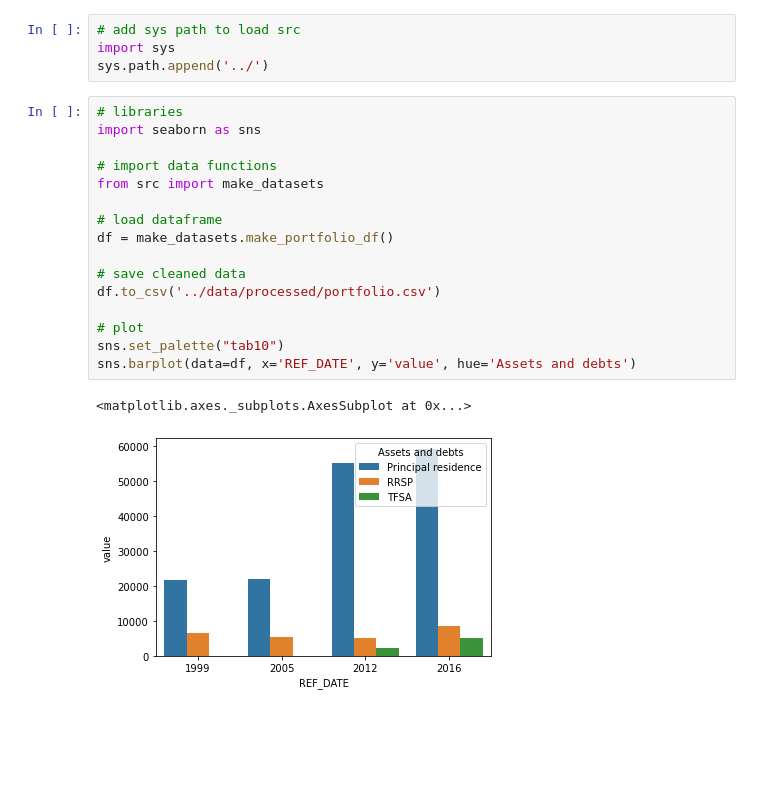
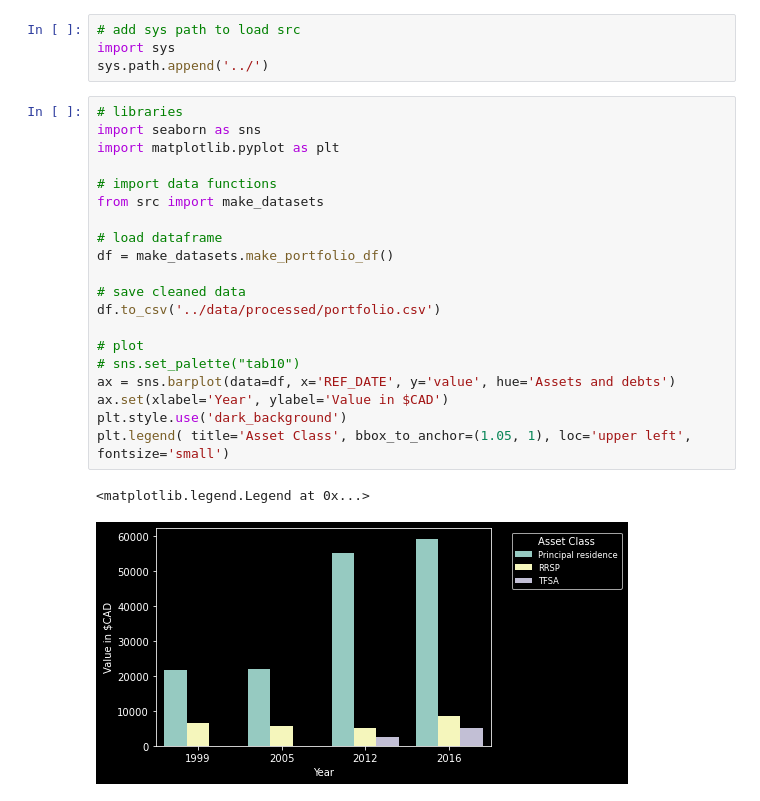
Before and after one commit to GuiBibeau/covid-data-science, a Jupyter notebook: notebooks/typical_portfolio.ipynb, the cells around one changed output. Saved outputs shown, nothing was run; the diff lists cells and outputs as text; blank space fills up the shorter version.

```diff
--- a/notebooks/typical_portfolio.ipynb
+++ b/notebooks/typical_portfolio.ipynb
@@ -5,19 +5,23 @@ sys.path.append('../')
 # %%
 # libraries
 import seaborn as sns
+import matplotlib.pyplot as plt
 
 # import data functions
 from src import make_datasets
 
 # load dataframe
 df = make_datasets.make_portfolio_df()
 
 # save cleaned data
 df.to_csv('../data/processed/portfolio.csv')
 
 # plot
-sns.set_palette("tab10")
-sns.barplot(data=df, x='REF_DATE', y='value', hue='Assets and debts')
+# sns.set_palette("tab10")
+ax = sns.barplot(data=df, x='REF_DATE', y='value', hue='Assets and debts')
+ax.set(xlabel='Year', ylabel='Value in $CAD')
+plt.style.use('dark_background')
+plt.legend( title='Asset Class', bbox_to_anchor=(1.05, 1), loc='upper left', fontsize='small')
 # %% [output]
-<matplotlib.axes._subplots.AxesSubplot at 0x...>
+<matplotlib.legend.Legend at 0x...>
-[figure, old version]
+[figure, new version]
```
Also changed, not shown: 1 other file.
